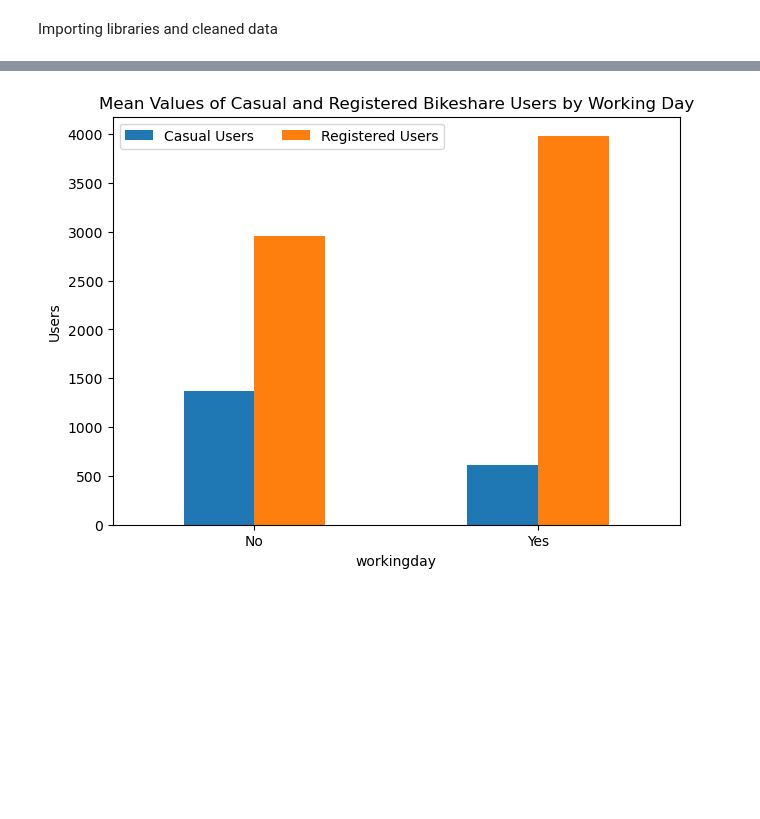
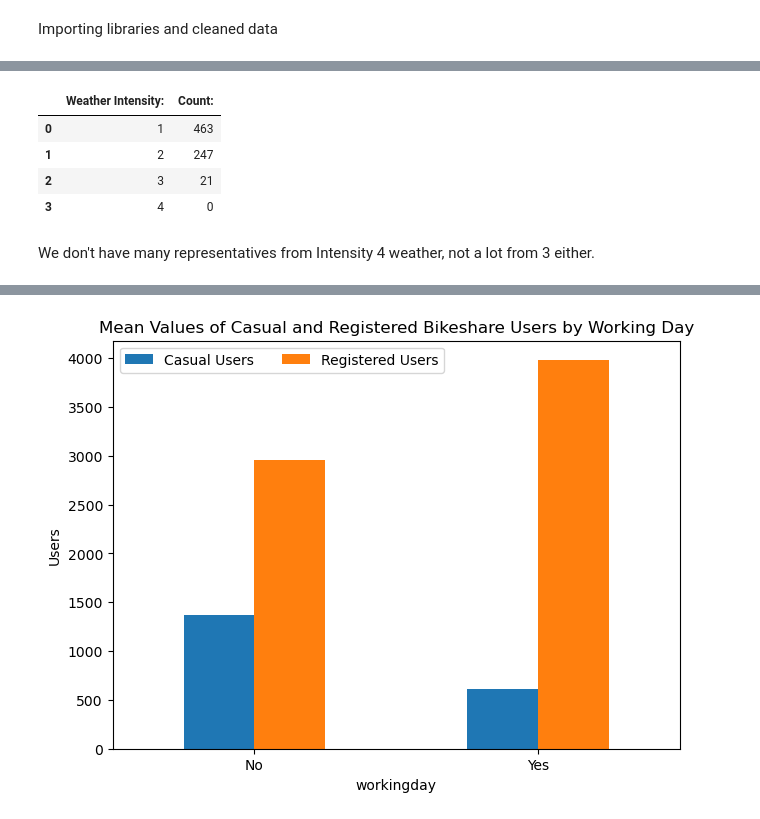
Before and after one commit to nageshwarsam/320-Final-Project, a Jupyter notebook: Project_Checkpoint_2.ipynb, the cells around one changed output, grey strips where cells are left out. Drawn from its saved outputs; the diff is of its cells as text; code cells hidden in the pictures; blank space fills up the shorter version.

```diff
--- a/Project_Checkpoint_2.ipynb
+++ b/Project_Checkpoint_2.ipynb
@@ -21,0 +38,20 @@ df = pd.read_csv("Data/presentable_df.csv")
+# %%
+df_intens1 = df[df["weathersit"] == 1]["cnt"]
+df_intens2 = df[df["weathersit"] == 2]["cnt"]
+df_intens3 = df[df["weathersit"] == 3]["cnt"]
+df_intens4 = df[df["weathersit"] == 4]["cnt"]
+
+df_intensheadcount = pd.DataFrame({
+    "Weather Intensity:": ["1", "2", "3", "4"],
+    "Count:": [df_intens1.count(), df_intens2.count(), df_intens3.count(), df_intens4.count()]
+})
+
+df_intensheadcount
+# %% [output]
+|  | Weather Intensity: | Count: |
+| 0 | 1 | 463 |
+| 1 | 2 | 247 |
+| 2 | 3 | 21 |
+| 3 | 4 | 0 |
+# %% [markdown]
+We don't have many representatives from Intensity 4 weather, not a lot from 3 either.
```
Also changed, not shown: parts of 7 cells of this notebook, 1 other file.
